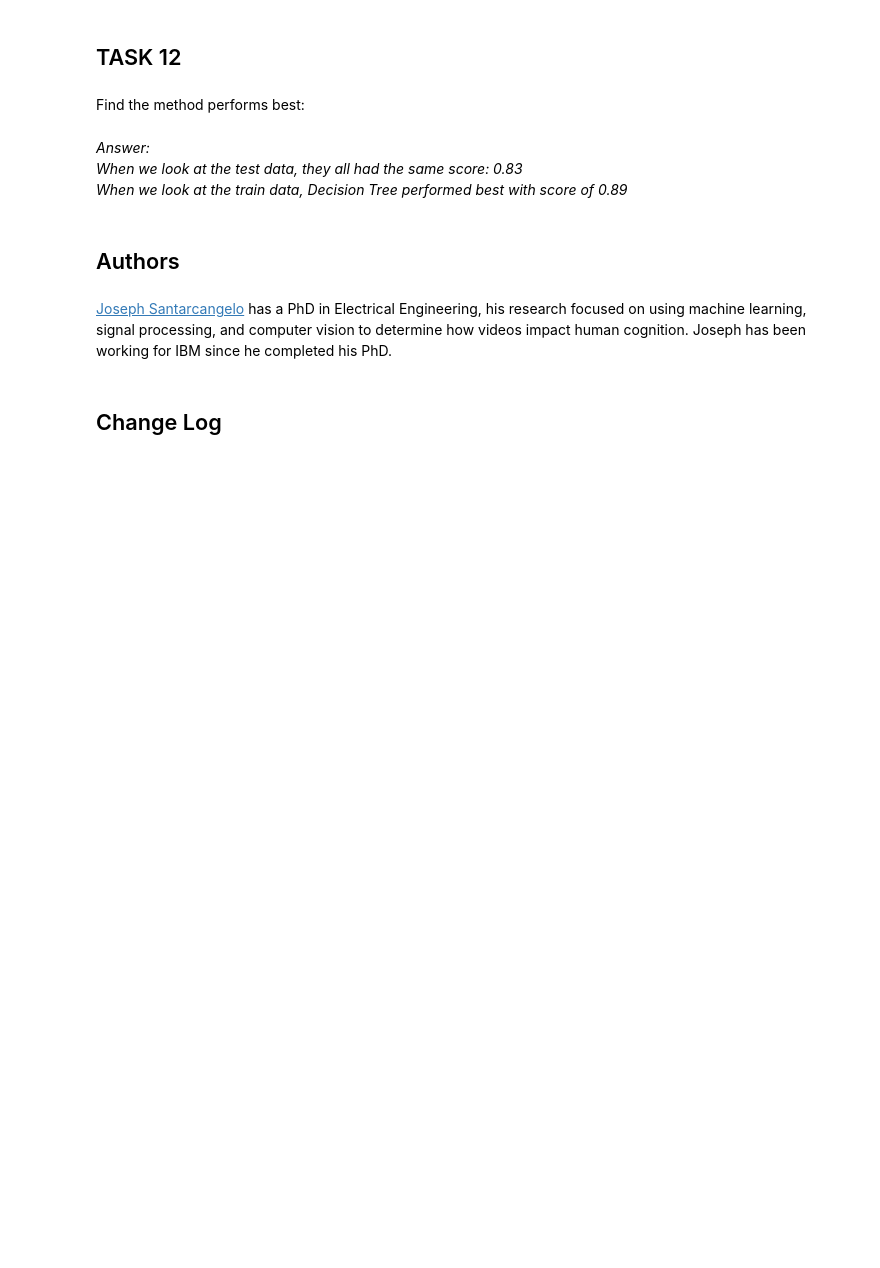
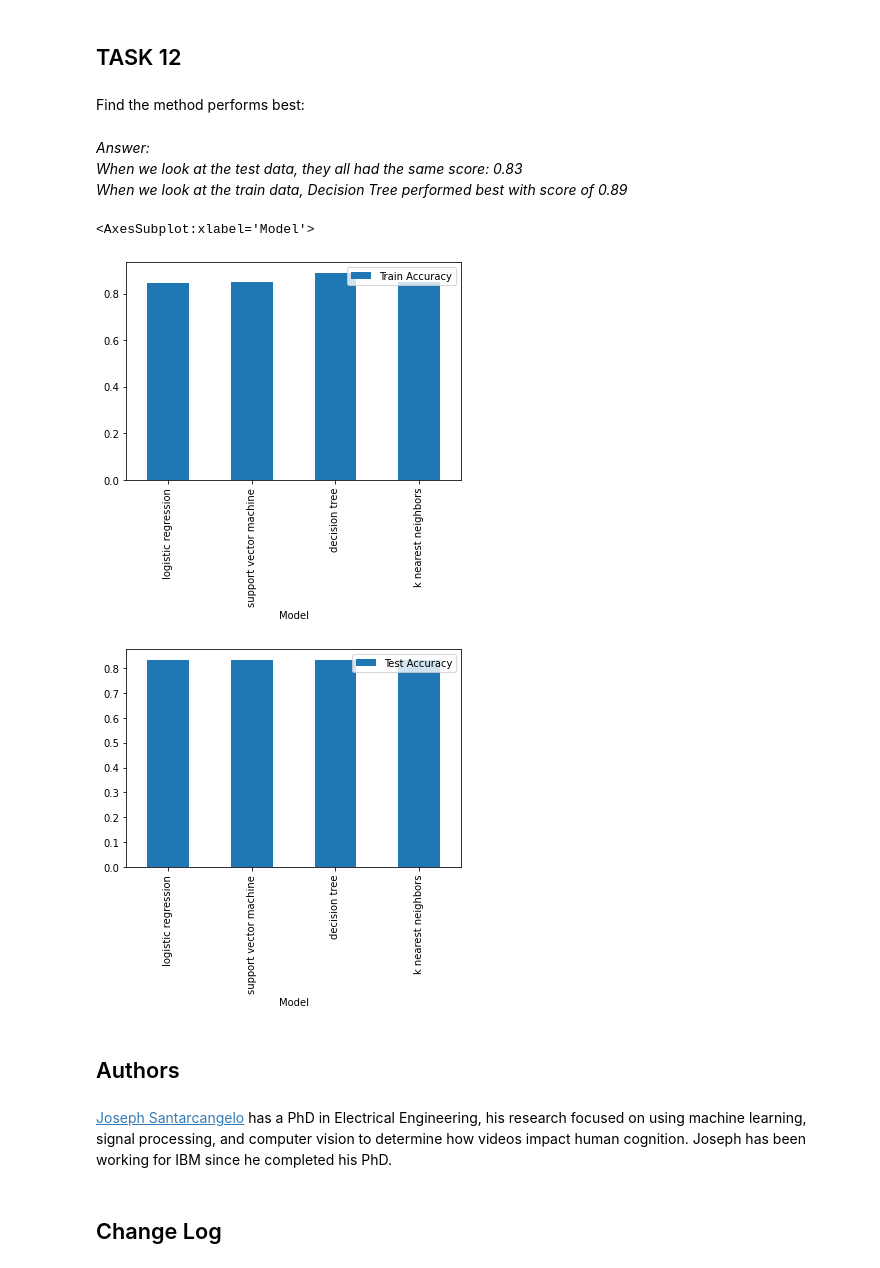
Before and after one commit to alifaraj90/capstone, a Jupyter notebook: 7-SpaceX_MachineLearningPrediction_Part_5.ipynb, the cells around one changed output. Saved outputs shown, nothing was run; the diff lists cells and outputs as text; code cells hidden in the pictures; blank space fills up the shorter version.

```diff
--- a/7-SpaceX_MachineLearningPrediction_Part_5.ipynb
+++ b/7-SpaceX_MachineLearningPrediction_Part_5.ipynb
@@ -318,6 +318,16 @@ plot_confusion_matrix(Y_test,yhat)
 Find the method performs best:
 # %% [markdown]
 *Answer:<br>When we look at the test data, they all had the same score: 0.83 <br> When we look at the train data, Decision Tree performed best with score of 0.89*
+# %%
+final_result = pd.DataFrame({'Model':['logistic regression', 'support vector machine', 'decision tree', 'k nearest neighbors'] ,
+              'Train Accuracy':[0.8464, 0.8482, 0.8892, 0.8482],
+              'Test Accuracy':[0.8333, 0.8333, 0.8333, 0.8333]})
+final_result.plot.bar(x='Model', y='Train Accuracy')
+final_result.plot.bar(x='Model', y='Test Accuracy')
+# %% [output]
+<AxesSubplot:xlabel='Model'>
+[figure, added]
+[figure, added]
 # %% [markdown]
 ## Authors
 # %% [markdown]
```
